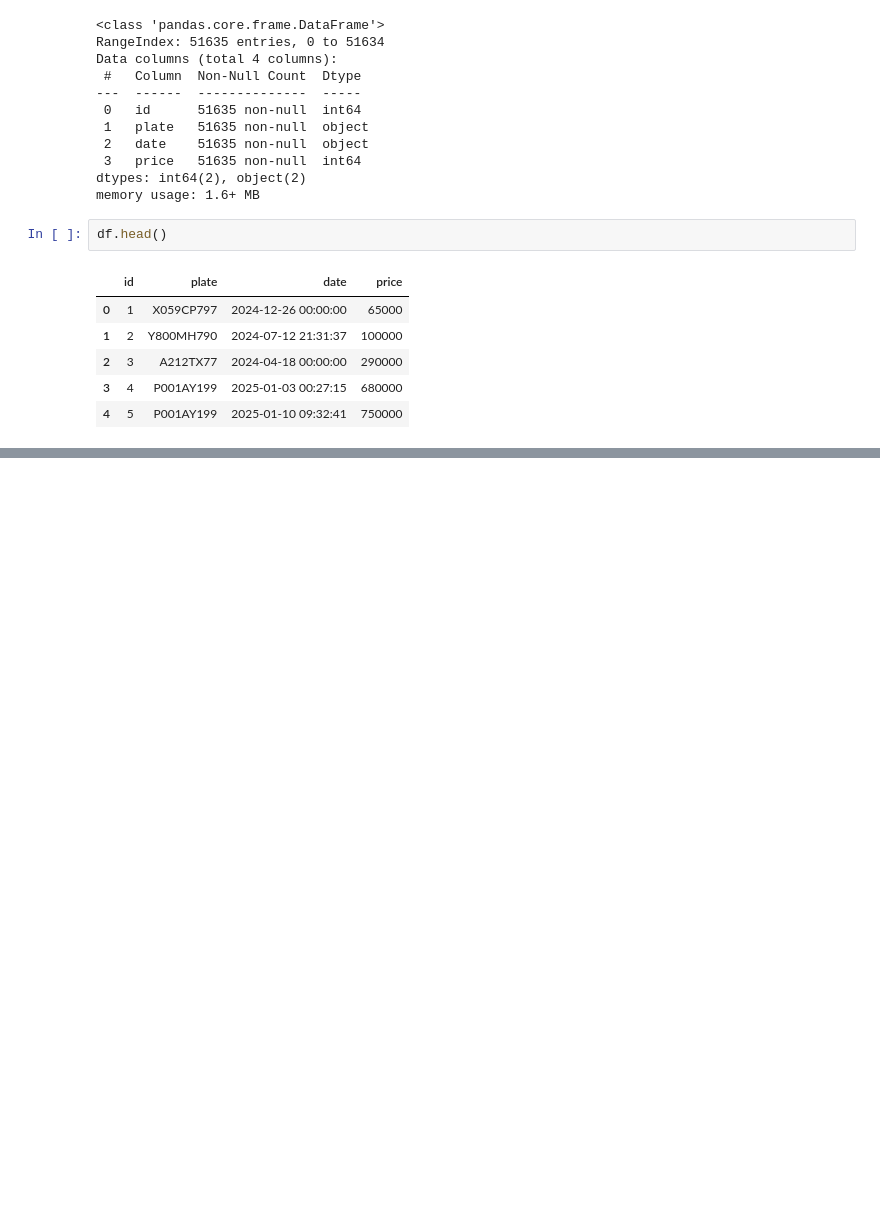
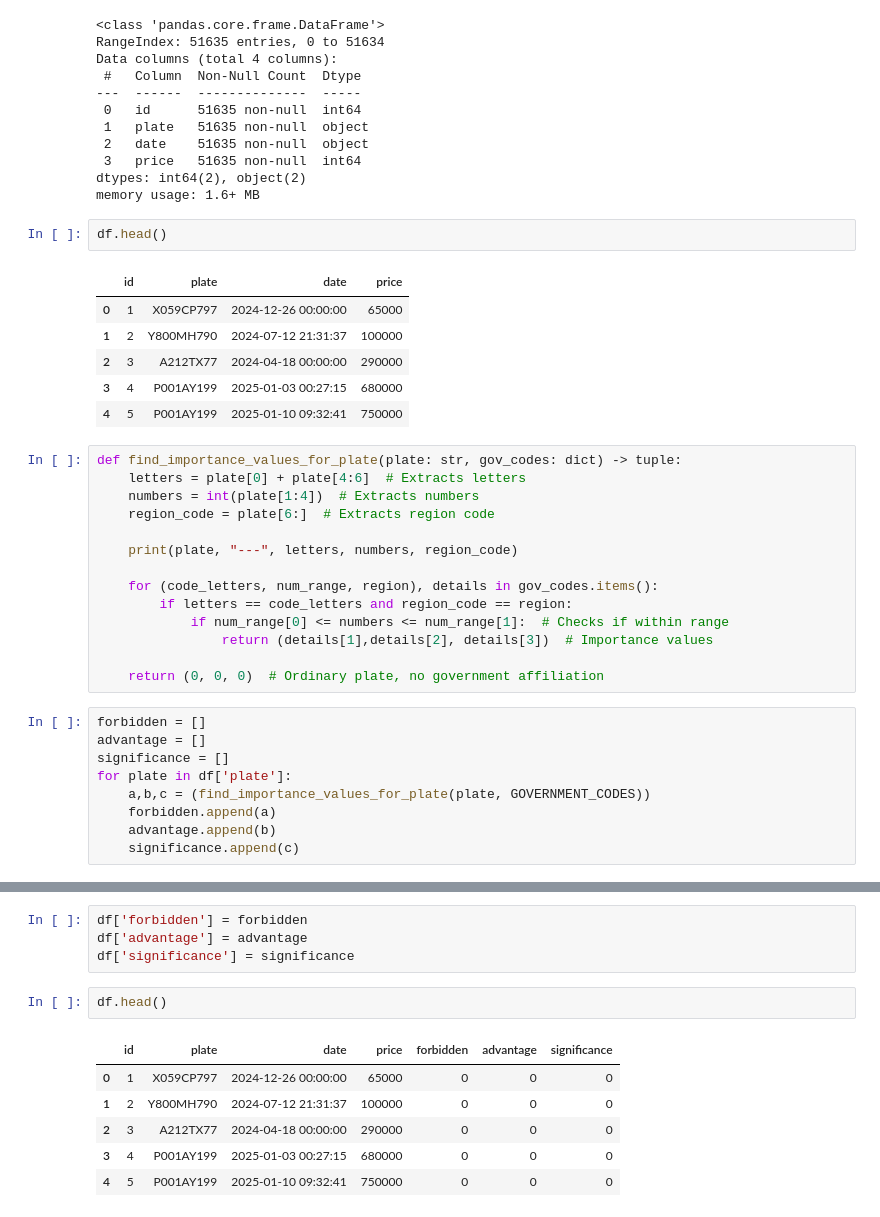
Before and after one commit to HB2k2/kaggle-car-number-plate-price-prediction, a Jupyter notebook: train.ipynb, the cells around one changed output, grey strips where cells are left out. Cells and saved outputs as stored; diff of their text form; blank space fills up the shorter version.

```diff
--- a/train.ipynb
+++ b/train.ipynb
@@ -25,3 +48,26 @@ df.head()
 | 2 | 3 | A212TX77 | 2024-04-18 00:00:00 | 290000 |
 | 3 | 4 | P001AY199 | 2025-01-03 00:27:15 | 680000 |
 | 4 | 5 | P001AY199 | 2025-01-10 09:32:41 | 750000 |
+# %%
+def find_importance_values_for_plate(plate: str, gov_codes: dict) -> tuple:
+    letters = plate[0] + plate[4:6]  # Extracts letters
+    numbers = int(plate[1:4])  # Extracts numbers
+    region_code = plate[6:]  # Extracts region code
+
+    print(plate, "---", letters, numbers, region_code)
+
+    for (code_letters, num_range, region), details in gov_codes.items():
+        if letters == code_letters and region_code == region:
+            if num_range[0] <= numbers <= num_range[1]:  # Checks if within range
+                return (details[1],details[2], details[3])  # Importance values
+
+    return (0, 0, 0)  # Ordinary plate, no government affiliation
+# %%
+forbidden = []
+advantage = []
+significance = []
+for plate in df['plate']:
+    a,b,c = (find_importance_values_for_plate(plate, GOVERNMENT_CODES))
+    forbidden.append(a)
+    advantage.append(b)
+    significance.append(c)
@@ -27,0 +92,13 @@ df.head()
+# %%
+df['forbidden'] = forbidden
+df['advantage'] = advantage
+df['significance'] = significance
+# %%
+df.head()
+# %% [output]
+|  | id | plate | date | price | forbidden | advantage | significance |
+| 0 | 1 | X059CP797 | 2024-12-26 00:00:00 | 65000 | 0 | 0 | 0 |
+| 1 | 2 | Y800MH790 | 2024-07-12 21:31:37 | 100000 | 0 | 0 | 0 |
+| 2 | 3 | A212TX77 | 2024-04-18 00:00:00 | 290000 | 0 | 0 | 0 |
+| 3 | 4 | P001AY199 | 2025-01-03 00:27:15 | 680000 | 0 | 0 | 0 |
+| 4 | 5 | P001AY199 | 2025-01-10 09:32:41 | 750000 | 0 | 0 | 0 |
```
Also changed, not shown: parts of 23 cells of this notebook, 4 other files.
